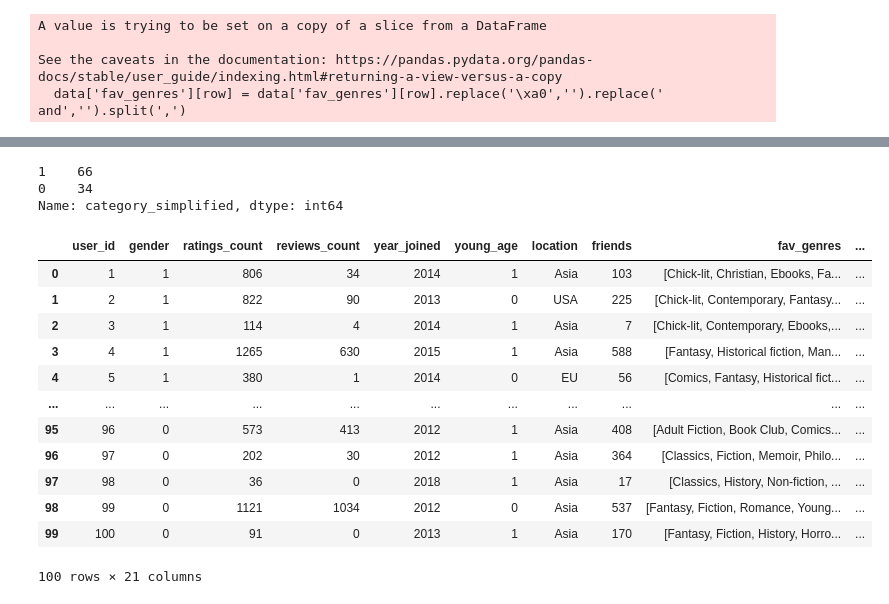
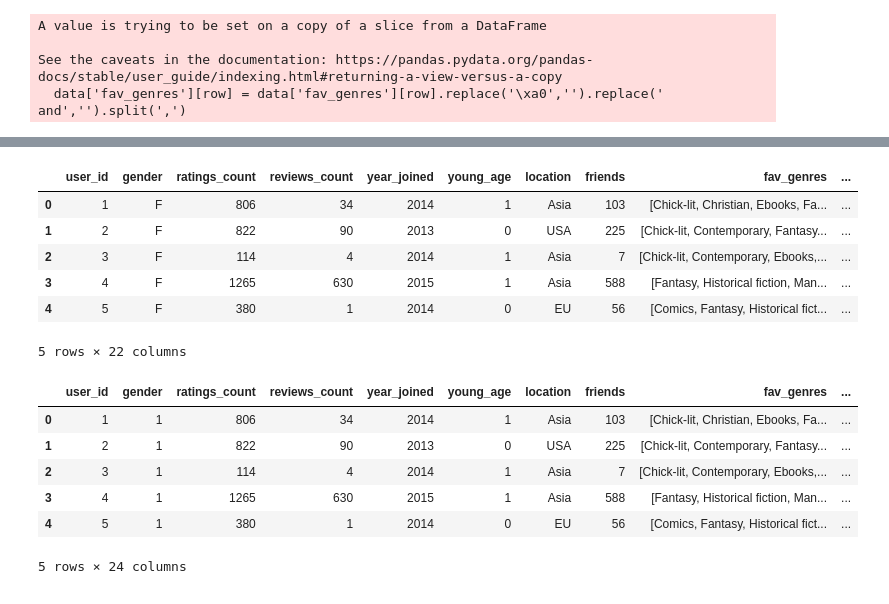
Before and after one commit to gladysmawarni/inferential-stat-goodreads, a Jupyter notebook: data_cleaning.ipynb, the cells around one changed output, grey strips where cells are left out. Saved outputs shown, nothing was run; the diff lists cells and outputs as text; code cells hidden in the pictures.

```diff
--- a/data_cleaning.ipynb
+++ b/data_cleaning.ipynb
@@ -114,3 +229,23 @@ data['category'] = data['category'].apply(set)
+# %%
+dumm = pd.get_dummies(data['category'])
+dumm.rename(columns={"Non-fiction', 'Fiction" : 'Both'}, inplace=True)
+# %%
+## merge the dummies to the original dataset
+
+data_clean = pd.merge(left= data,
+                                right= dumm,
+                                left_index = True,
+                                right_index= True)
+
+data_clean.head()
+# %% [output]
+|  | user_id | gender | ratings_count | reviews_count | year_joined | young_age | location | friends | fav_genres | ... |
+| 0 | 1 | F | 806 | 34 | 2014 | 1 | Asia | 103 | [Chick-lit, Christian, Ebooks, Fa... | ... |
+| 1 | 2 | F | 822 | 90 | 2013 | 0 | USA | 225 | [Chick-lit, Contemporary, Fantasy... | ... |
+| 2 | 3 | F | 114 | 4 | 2014 | 1 | Asia | 7 | [Chick-lit, Contemporary, Ebooks,... | ... |
+| 3 | 4 | F | 1265 | 630 | 2015 | 1 | Asia | 588 | [Fantasy, Historical fiction, Man... | ... |
+| 4 | 5 | F | 380 | 1 | 2014 | 0 | EU | 56 | [Comics, Fantasy, Historical fict... | ... |
+5 rows × 22 columns
 # %%
 # function to make a boolean value whether people prefer fiction (1) or nonfiction (0)
 # based on whether they prefer more fiction genres or non-fiction genres
@@ -121,8 +256,8 @@ def simplifying(li):
         else:
             return('0')
 # %%
-# apply above function
-data['category_simplified'] = data['category_simplified'].apply(simplifying)
+# # apply above function
+data_clean['category_simplified'] = data_clean['category_simplified'].apply(simplifying)
 # %%
 # function to make the 'gender' column into boolean value
 def gender_category(li):
@@ -133,14 +268,7 @@ def gender_category(li):
             return('0')
 # %%
 # apply above function
-data['gender'] = data['gender'].apply(gender_category)
+data_clean['gender'] = data['gender'].apply(gender_category)
-# %%
-# the value of people who prefer fiction and non-fiction
-data['category_simplified'].value_counts()
-# %% [output]
-1    66
-0    34
-Name: category_simplified, dtype: int64
 # %%
 # function to sum the total amount of challenge completed(0-3)
 def total_page (row):
@@ -153,22 +281,16 @@ def challenge_completed (row):
     return x
 # %%
 # apply above functions and make a new column
-data['total_page'] = data.apply(total_page, axis=1)
-data['challenge_completed'] = data.apply(challenge_completed, axis=1)
-data
+data_clean['total_page'] = data.apply(total_page, axis=1)
+data_clean['challenge_completed'] = data.apply(challenge_completed, axis=1)
+data_clean.head()
 # %% [output]
 |  | user_id | gender | ratings_count | reviews_count | year_joined | young_age | location | friends | fav_genres | ... |
 | 0 | 1 | 1 | 806 | 34 | 2014 | 1 | Asia | 103 | [Chick-lit, Christian, Ebooks, Fa... | ... |
 | 1 | 2 | 1 | 822 | 90 | 2013 | 0 | USA | 225 | [Chick-lit, Contemporary, Fantasy... | ... |
 | 2 | 3 | 1 | 114 | 4 | 2014 | 1 | Asia | 7 | [Chick-lit, Contemporary, Ebooks,... | ... |
 | 3 | 4 | 1 | 1265 | 630 | 2015 | 1 | Asia | 588 | [Fantasy, Historical fiction, Man... | ... |
 | 4 | 5 | 1 | 380 | 1 | 2014 | 0 | EU | 56 | [Comics, Fantasy, Historical fict... | ... |
-| ... | ... | ... | ... | ... | ... | ... | ... | ... | ... | ... |
-| 95 | 96 | 0 | 573 | 413 | 2012 | 1 | Asia | 408 | [Adult Fiction, Book Club, Comics... | ... |
-| 96 | 97 | 0 | 202 | 30 | 2012 | 1 | Asia | 364 | [Classics, Fiction, Memoir, Philo... | ... |
-| 97 | 98 | 0 | 36 | 0 | 2018 | 1 | Asia | 17 | [Classics, History, Non-fiction, ... | ... |
-| 98 | 99 | 0 | 1121 | 1034 | 2012 | 0 | Asia | 537 | [Fantasy, Fiction, Romance, Young... | ... |
-| 99 | 100 | 0 | 91 | 0 | 2013 | 1 | Asia | 170 | [Fantasy, Fiction, History, Horro... | ... |
-100 rows × 21 columns
+5 rows × 24 columns
 # %%
 # create a csv
```
Also changed, not shown: parts of 16 cells of this notebook, 5 other files.
